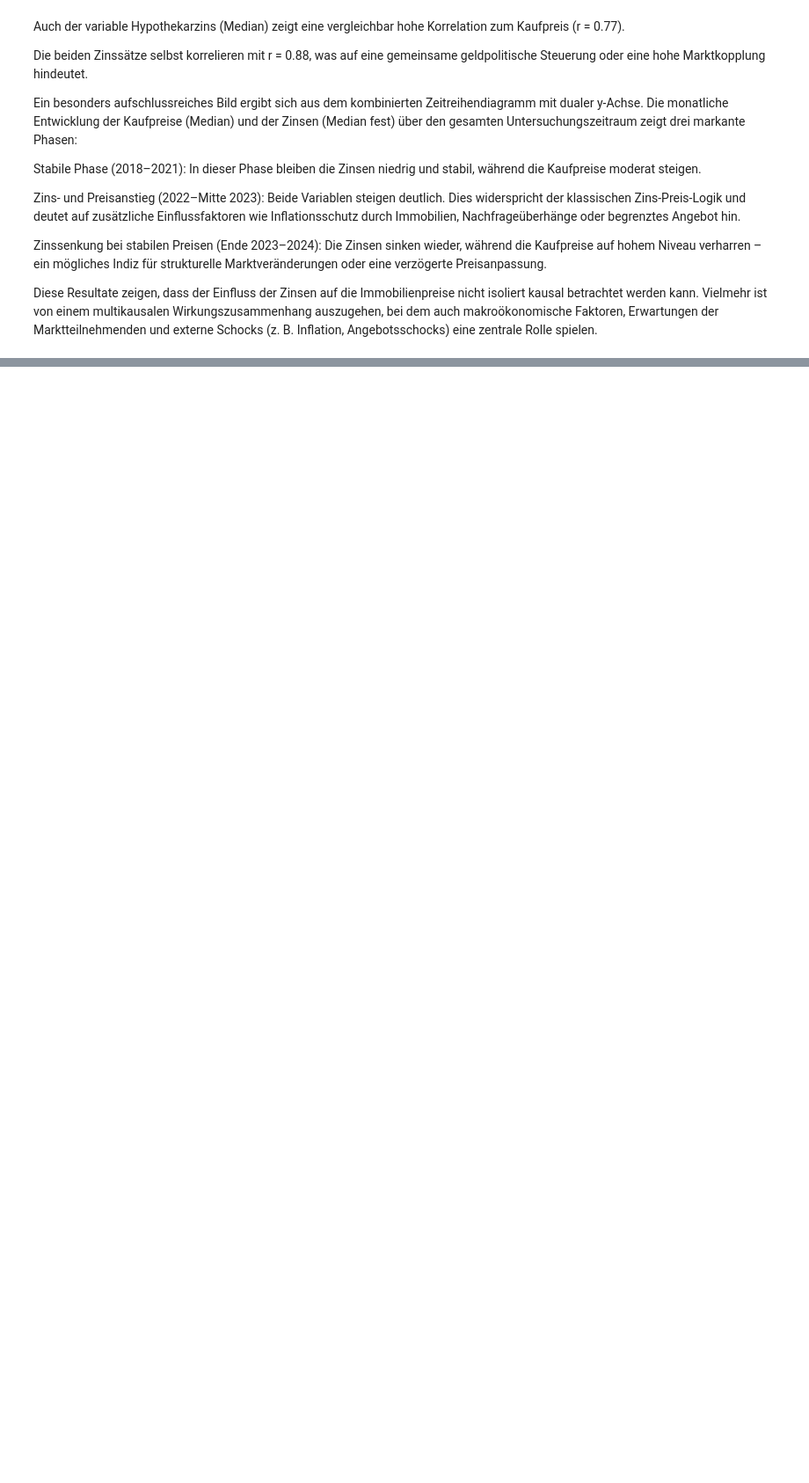
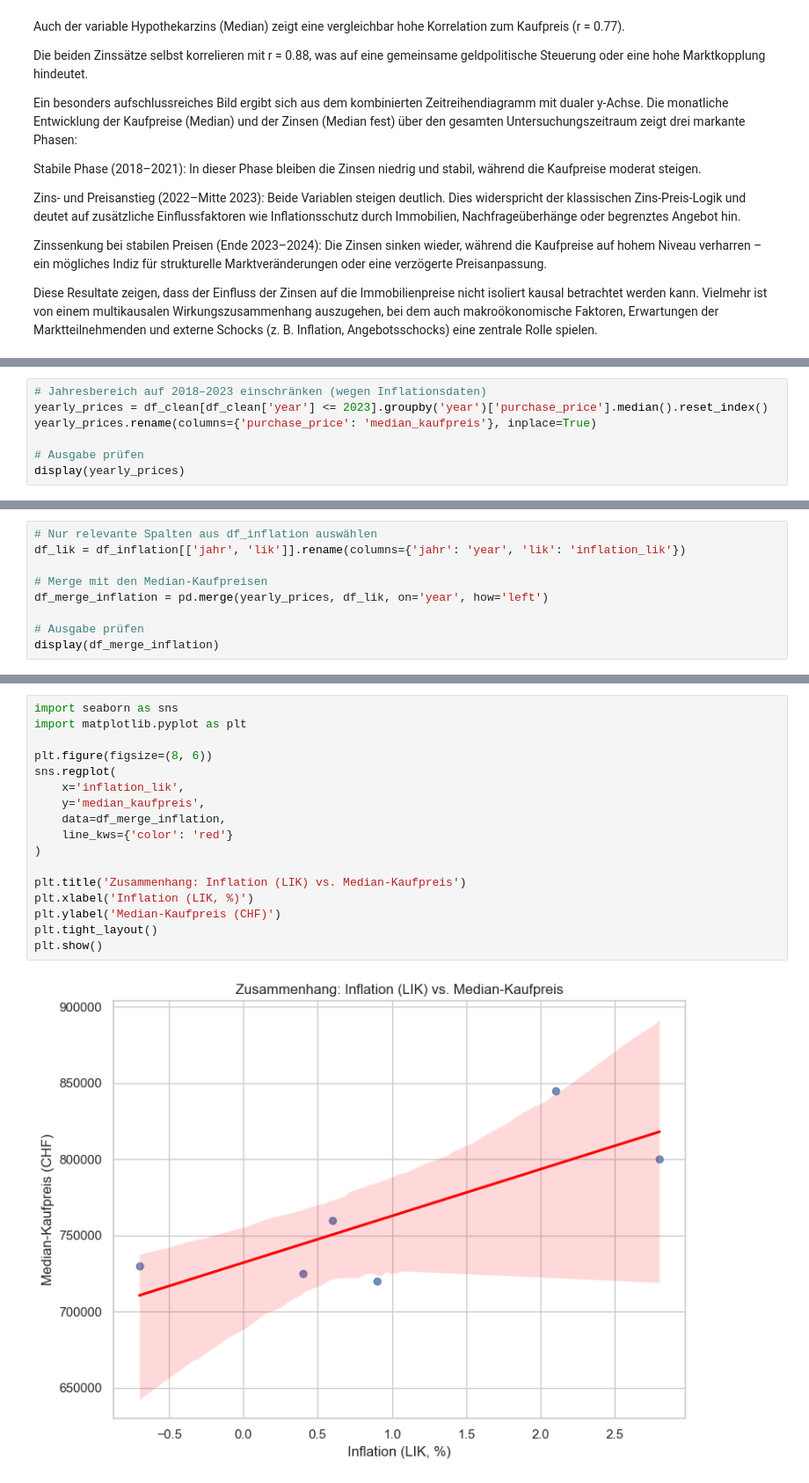
Before and after one commit to noeChicharro/Einfluss_von_Inflation_und_Zinsen_auf_den_Immobilienmark, a Jupyter notebook: src/antonio_jupyter_notebooks/Datenanalyse_Kapitel_4_5.ipynb, the cells around one changed output, grey strips where cells are left out. Shown at 88% size. Saved outputs shown, nothing was run; the diff lists cells and outputs as text; blank space fills up the shorter version.

```diff
--- a/src/antonio_jupyter_notebooks/Datenanalyse_Kapitel_4_5.ipynb
+++ b/src/antonio_jupyter_notebooks/Datenanalyse_Kapitel_4_5.ipynb
@@ -543,2 +543,9 @@ Im zweiten Schritt wird der Median der Kaufpreise pro Jahr berechnet und mit den
 
 Ziel ist es, mögliche längerfristige Zusammenhänge zwischen der allgemeinen Preisentwicklung (Inflation) und der Entwicklung der Immobilienpreise zu identifizieren.
+# %%
+# Jahresbereich auf 2018–2023 einschränken (wegen Inflationsdaten)
+yearly_prices = df_clean[df_clean['year'] <= 2023].groupby('year')['purchase_price'].median().reset_index()
+yearly_prices.rename(columns={'purchase_price': 'median_kaufpreis'}, inplace=True)
+
+# Ausgabe prüfen
+display(yearly_prices)
@@ -544,0 +560,9 @@ Ziel ist es, mögliche längerfristige Zusammenhänge zwischen der allgemeinen P
+# %%
+# Nur relevante Spalten aus df_inflation auswählen
+df_lik = df_inflation[['jahr', 'lik']].rename(columns={'jahr': 'year', 'lik': 'inflation_lik'})
+
+# Merge mit den Median-Kaufpreisen
+df_merge_inflation = pd.merge(yearly_prices, df_lik, on='year', how='left')
+
+# Ausgabe prüfen
+display(df_merge_inflation)
@@ -544,0 +585,19 @@ Ziel ist es, mögliche längerfristige Zusammenhänge zwischen der allgemeinen P
+# %%
+import seaborn as sns
+import matplotlib.pyplot as plt
+
+plt.figure(figsize=(8, 6))
+sns.regplot(
+    x='inflation_lik',
+    y='median_kaufpreis',
+    data=df_merge_inflation,
+    line_kws={'color': 'red'}
+)
+
+plt.title('Zusammenhang: Inflation (LIK) vs. Median-Kaufpreis')
+plt.xlabel('Inflation (LIK, %)')
+plt.ylabel('Median-Kaufpreis (CHF)')
+plt.tight_layout()
+plt.show()
+# %% [output]
+[figure, added]
```
Also changed, not shown: parts of 7 cells of this notebook, 1 other file.
